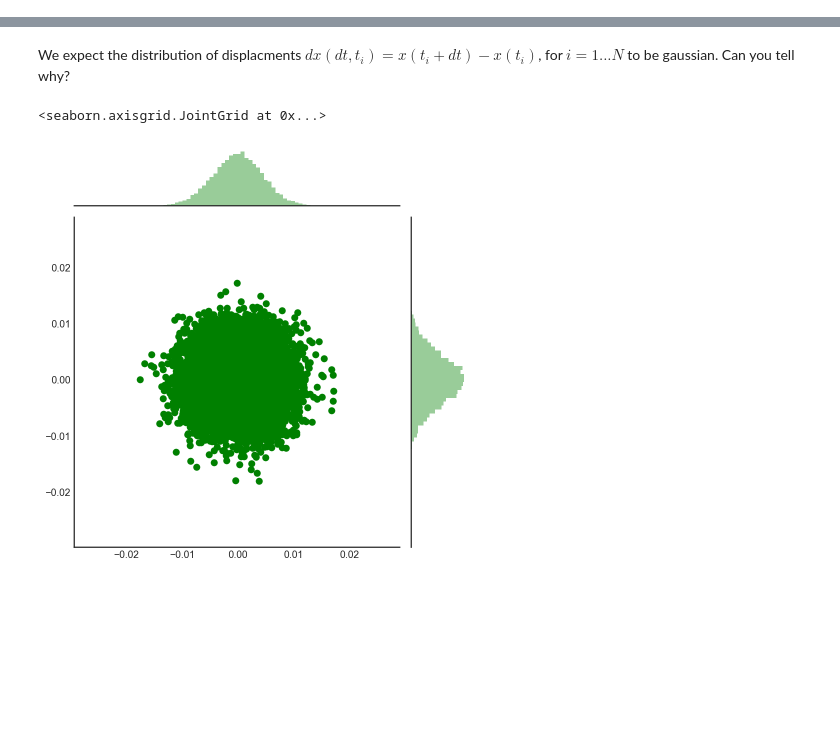
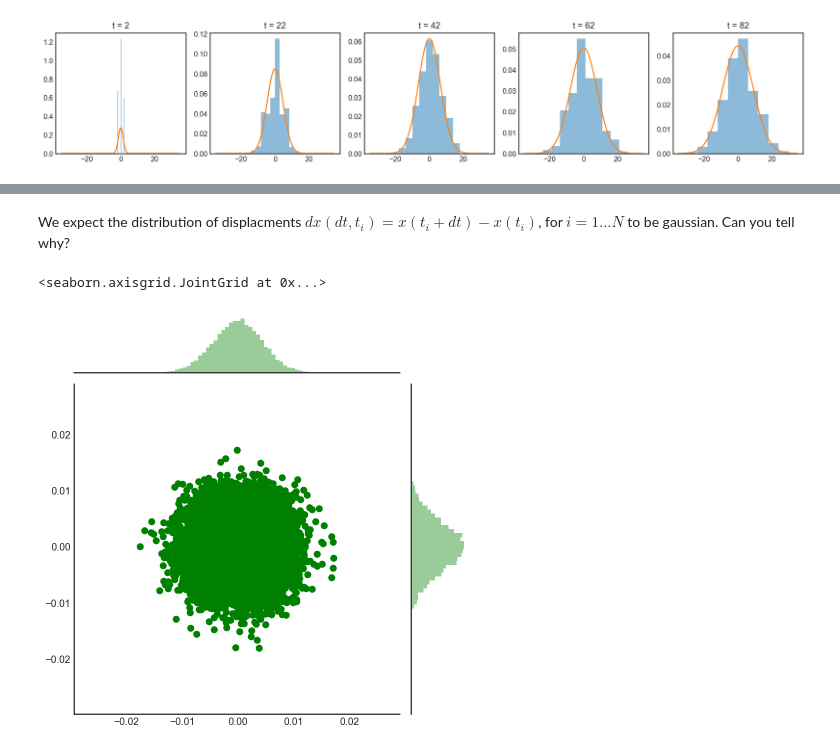
Before and after one commit to carlosal1015/Chem563, a Jupyter notebook: Chem563_randomVar.ipynb, the cells around one changed output, grey strips where cells are left out. Drawn from its saved outputs; the diff is of its cells as text; code cells hidden in the pictures; blank space fills up the shorter version.

```diff
--- a/Chem563_randomVar.ipynb
+++ b/Chem563_randomVar.ipynb
@@ -101,0 +74,22 @@ Wall time: 73.9 ms
+# %%
+Ntraj = 1000      # number of experiments: stochastic trajecotries generated
+traj_length = 100 # length of each trajectory
+
+xs = np.random.choice([0,1], (Ntraj, traj_length)) # (i) Unbiased coint p=[0.5,0.5] by default
+
+ys = np.random.choice([0,1], (Ntraj, traj_length), p=[0.6, 0.4])  # (ii) biased coin
+# %%
+np.random.seed(12738)
+# Non-fancy way of simulating the answer
+runs = 0
+for x in xs:    # plug either xs or ys
+    m = 0
+    for i in x:
+        if i == 1:
+            m += 1
+            if m >=5:
+                runs += 1
+                break
+        else:
+            m = 0
+runs
@@ -101,0 +156,17 @@ Wall time: 73.9 ms
+# %%
+Ltraj,Ntraj=1000,100
+walk = choice([-1,1], size=(Ltraj, Ntraj)).cumsum(axis=1)
+rw = np.c_[np.zeros(M), walk]
+
+fig, axes = plt.subplots(1, 5, figsize=(15, 3), sharex=True) # Show 5 snapshots along the N length trajectory
+for i, k in enumerate(np.arange(2, Ntraj, int(Ntraj/5))):
+
+    axes[i].hist(rw[:, k], alpha=0.5, density=True)  # histogram at different pints
+
+    xp = np.linspace(-35, 35, N)
+    axes[i].plot(xp, norm(loc=0, scale=np.sqrt(k)).pdf(xp))  # plot normal dist on top of it
+
+    axes[i].set_title('t = %d' % k)
+plt.tight_layout()
+# %% [output]
+[figure, added]
```
Also changed, not shown: parts of 87 cells of this notebook.
